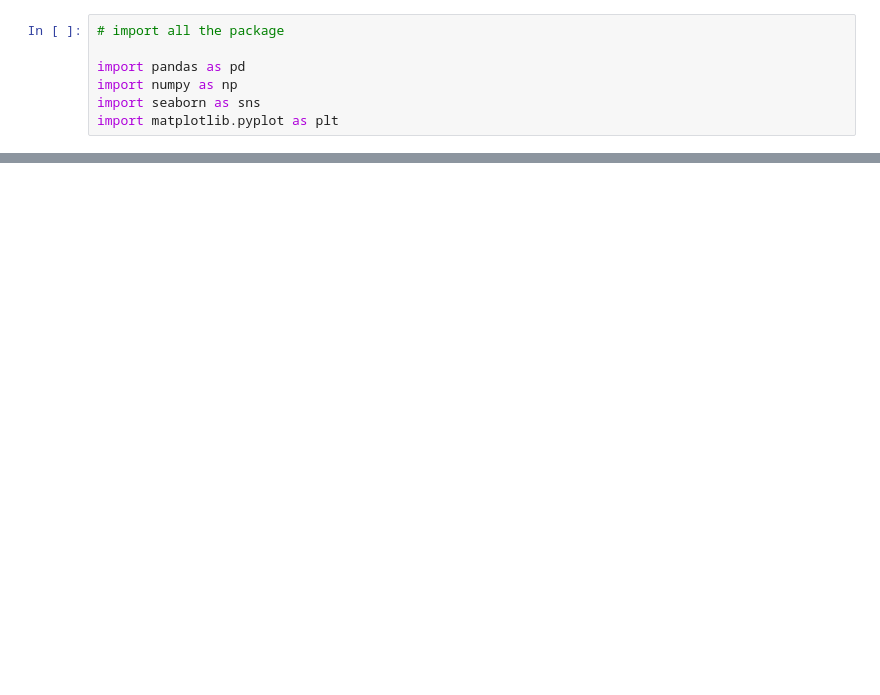
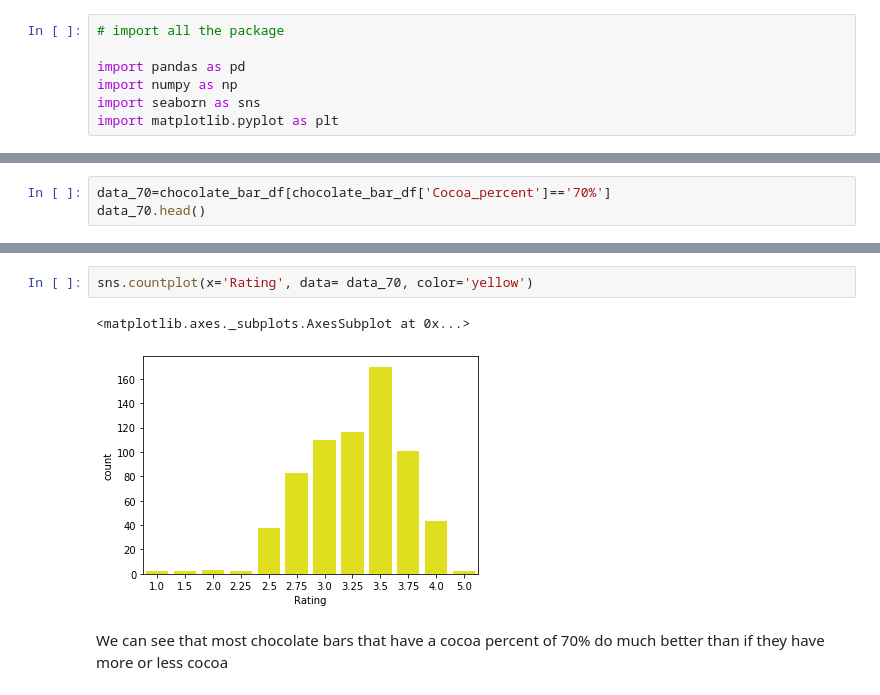
Before and after one commit to lhoaibao/MachineLearningProblemSets, a Jupyter notebook: lesson4_problems.ipynb, the cells around one changed output, grey strips where cells are left out. Saved outputs shown, nothing was run; the diff lists cells and outputs as text; blank space fills up the shorter version.

```diff
--- a/lesson4_problems.ipynb
+++ b/lesson4_problems.ipynb
@@ -86,0 +259,3 @@ memory usage: 126.3+ KB
+# %%
+data_70=chocolate_bar_df[chocolate_bar_df['Cocoa_percent']=='70%']
+data_70.head()
@@ -86,0 +269,7 @@ memory usage: 126.3+ KB
+# %%
+sns.countplot(x='Rating', data= data_70, color='yellow')
+# %% [output]
+<matplotlib.axes._subplots.AxesSubplot at 0x...>
+[figure, added]
+# %% [markdown]
+We can see that most chocolate bars that have a cocoa percent of 70% do much better than if they have more or less cocoa
```
Also changed, not shown: parts of 21 cells of this notebook.
